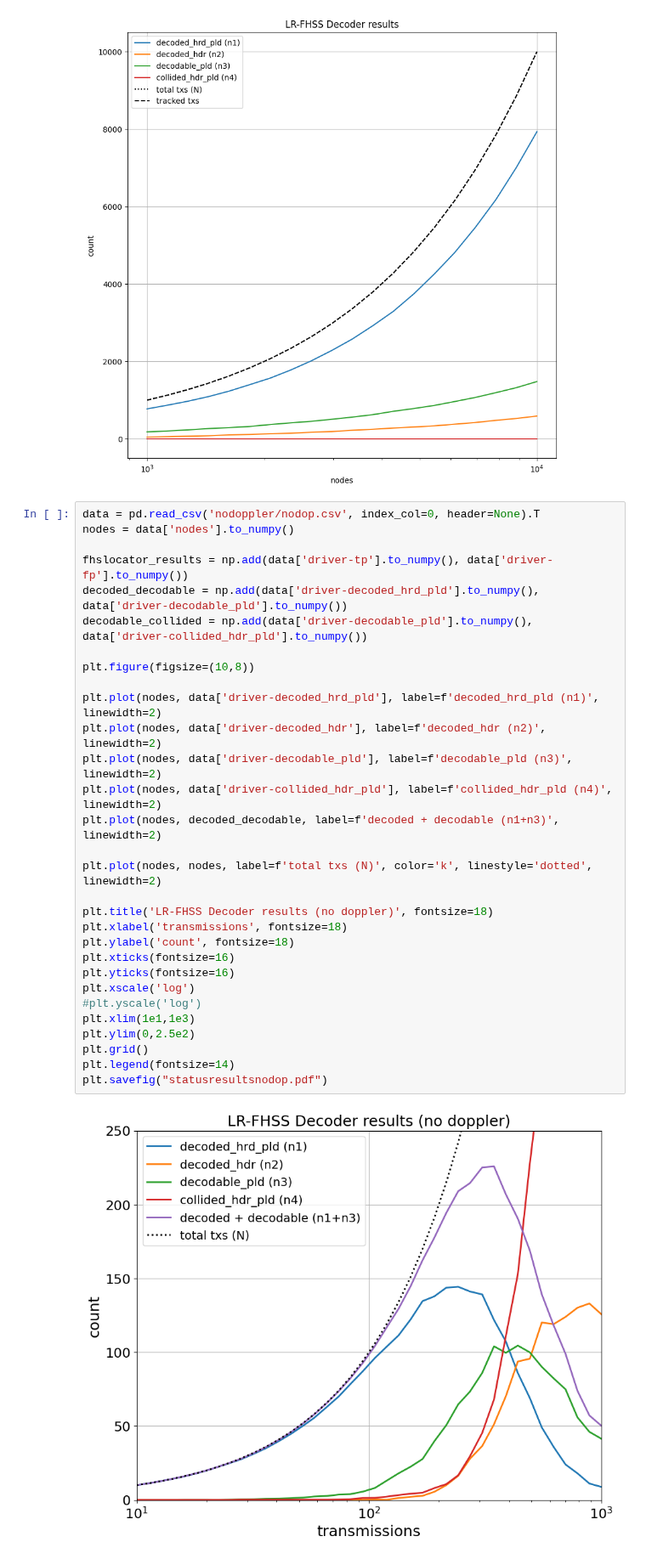
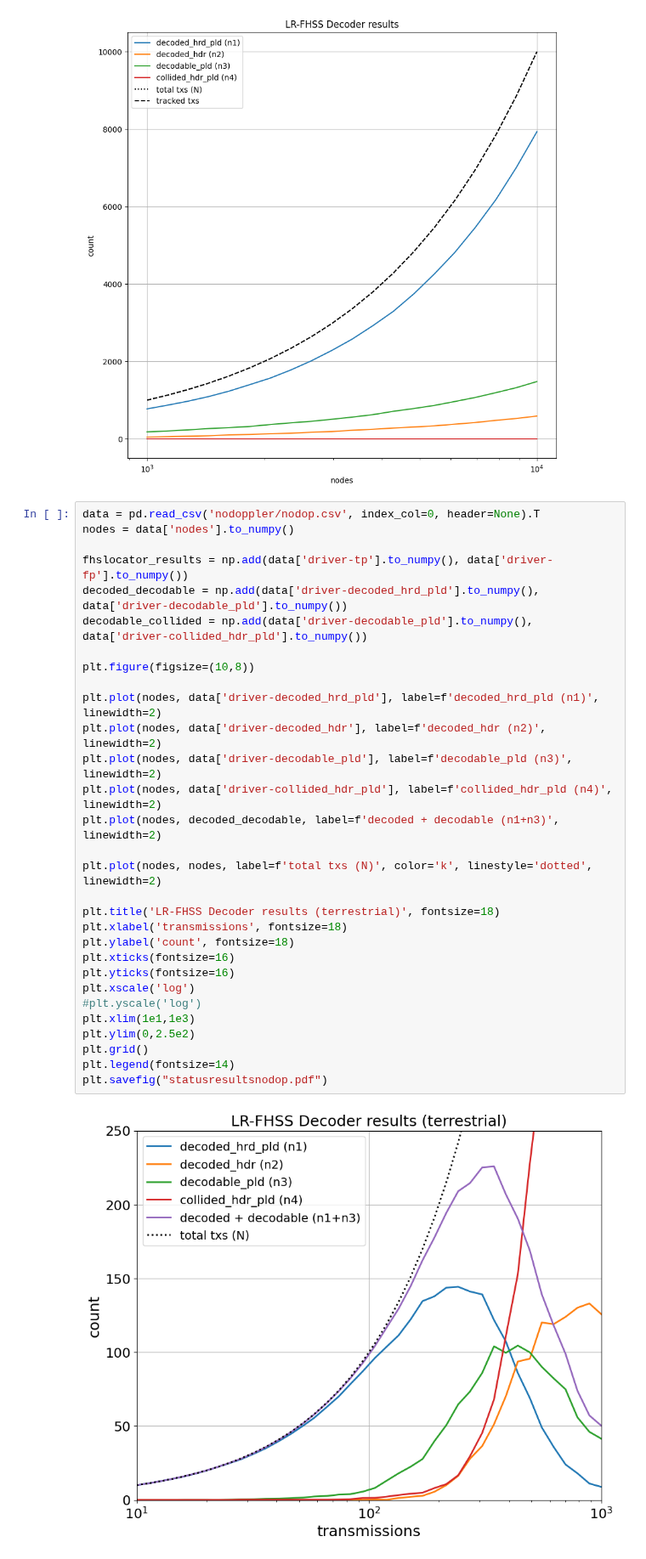
Before and after one commit to diegomm6/lr-fhss_seq-families, a Jupyter notebook: sinrdecode.ipynb, the cells around one changed output. Shown at 85% size. Drawn from its saved outputs; the diff is of its cells as text.

```diff
--- a/sinrdecode.ipynb
+++ b/sinrdecode.ipynb
@@ -91,35 +91,35 @@ plt.show()
 # %%
 data = pd.read_csv('nodoppler/nodop.csv', index_col=0, header=None).T
 nodes = data['nodes'].to_numpy()
 
 fhslocator_results = np.add(data['driver-tp'].to_numpy(), data['driver-fp'].to_numpy())
 decoded_decodable = np.add(data['driver-decoded_hrd_pld'].to_numpy(), data['driver-decodable_pld'].to_numpy())
 decodable_collided = np.add(data['driver-decodable_pld'].to_numpy(), data['driver-collided_hdr_pld'].to_numpy())
 
 plt.figure(figsize=(10,8))
 
 plt.plot(nodes, data['driver-decoded_hrd_pld'], label=f'decoded_hrd_pld (n1)', linewidth=2)
 plt.plot(nodes, data['driver-decoded_hdr'], label=f'decoded_hdr (n2)', linewidth=2)
 plt.plot(nodes, data['driver-decodable_pld'], label=f'decodable_pld (n3)', linewidth=2)
 plt.plot(nodes, data['driver-collided_hdr_pld'], label=f'collided_hdr_pld (n4)', linewidth=2)
 plt.plot(nodes, decoded_decodable, label=f'decoded + decodable (n1+n3)', linewidth=2)
 
 plt.plot(nodes, nodes, label=f'total txs (N)', color='k', linestyle='dotted', linewidth=2)
 
-plt.title('LR-FHSS Decoder results (no doppler)', fontsize=18)
+plt.title('LR-FHSS Decoder results (terrestrial)', fontsize=18)
 plt.xlabel('transmissions', fontsize=18)
 plt.ylabel('count', fontsize=18)
 plt.xticks(fontsize=16)
 plt.yticks(fontsize=16)
 plt.xscale('log')
 #plt.yscale('log')
 plt.xlim(1e1,1e3)
 plt.ylim(0,2.5e2)
 plt.grid()
 plt.legend(fontsize=14)
 plt.savefig("statusresultsnodop.pdf")
 # %% [output]
-[figure, old version]
+[figure, new version]
 # %%
 plt.figure(figsize=(10,5))
 
```
Also changed, not shown: parts of 3 cells of this notebook, 5 other files.
